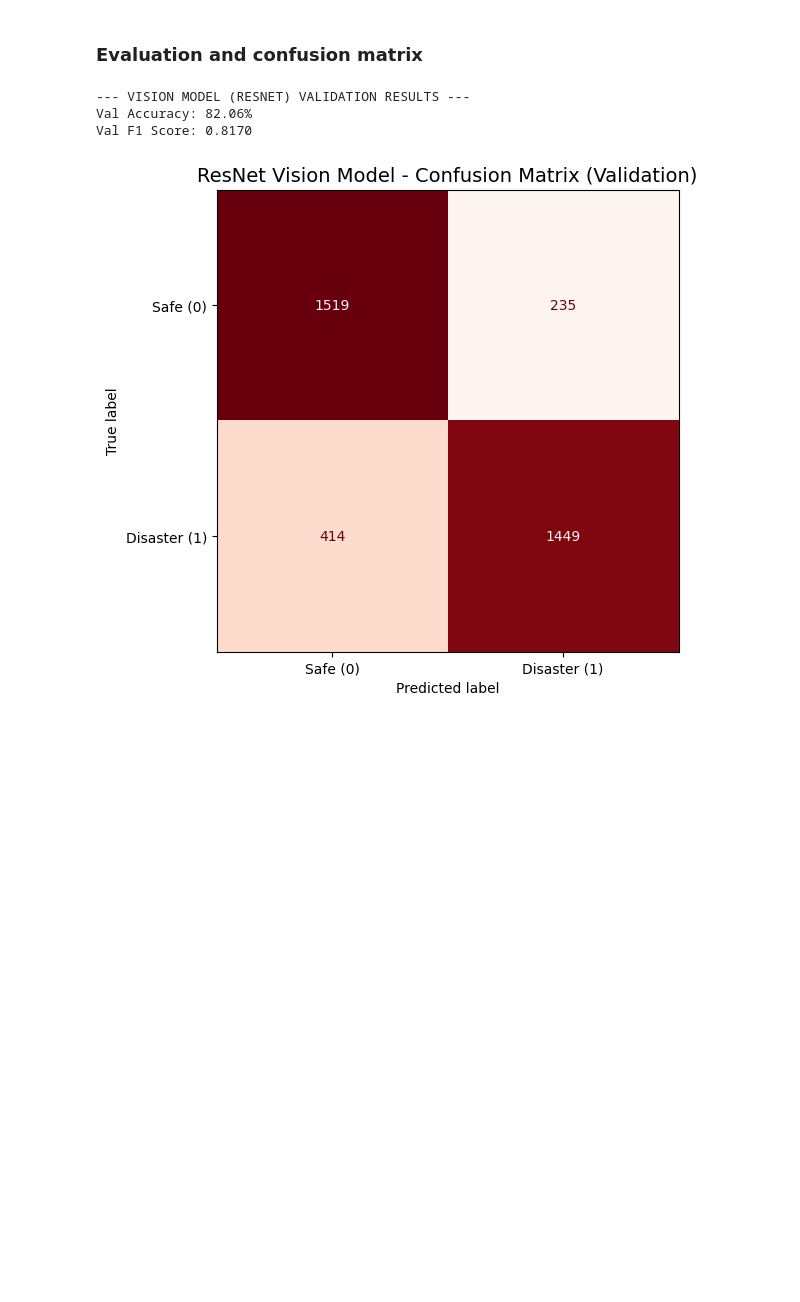
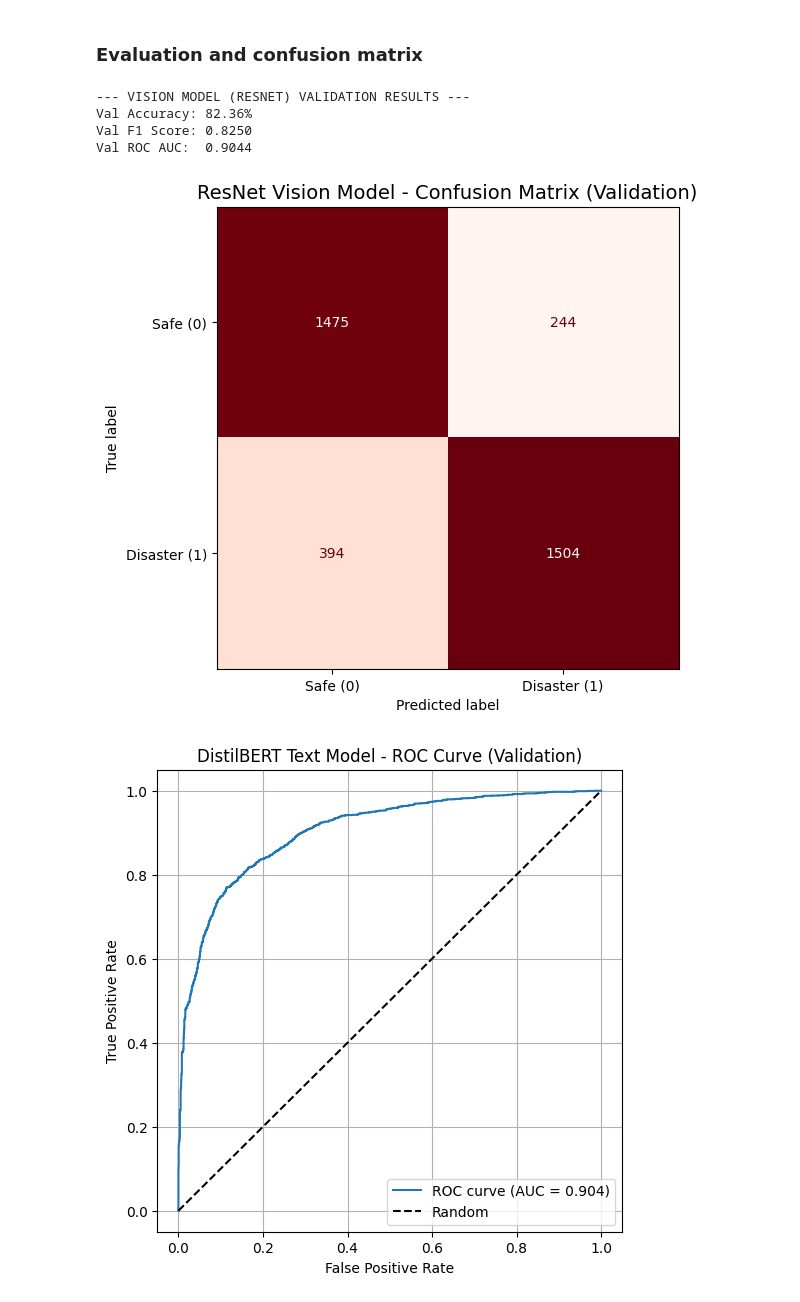
Before and after one commit to brian-w-zhang/Data-Science-Project, a Jupyter notebook: training/02_vision_branch_train.ipynb, the cells around one changed output. Cells and saved outputs as stored; diff of their text form; code cells hidden in the pictures; blank space fills up the shorter version.

```diff
--- a/training/02_vision_branch_train.ipynb
+++ b/training/02_vision_branch_train.ipynb
@@ -159,8 +188,15 @@ Training complete.
 ### Save model weights
 # %%
 os.makedirs("../checkpoints", exist_ok=True)
+
+# Load best weights before saving
+if best_state_dict is not None:
+    model.load_state_dict(best_state_dict)
+
+# Save best weights
 vision_path = "../checkpoints/vision_brain.pth"
 torch.save(model.state_dict(), vision_path)
+
 print(f"Saved ResNet vision model to {vision_path}")
 # %% [output]
 Saved ResNet vision model to ../checkpoints/vision_brain.pth
@@ -195,29 +231,48 @@ plt.show()
 ### Evaluation and confusion matrix
 # %%
 # Re-use evaluate to get predictions
-val_loss, val_acc, val_preds, val_true = evaluate(
+val_loss, val_acc, val_preds, val_true, val_probs = evaluate(
     model=model,
     loader=val_loader,
     criterion=criterion,
     device=device,
 )
 
-val_f1 = f1_score(val_true, val_preds, average="binary")
+val_f1  = f1_score(val_true, val_preds, average="binary")
+val_auc = roc_auc_score(val_true, val_probs)
+
 
 print("\n--- VISION MODEL (RESNET) VALIDATION RESULTS ---")
 print(f"Val Accuracy: {val_acc * 100:.2f}%")
 print(f"Val F1 Score: {val_f1:.4f}")
+print(f"Val ROC AUC:  {val_auc:.4f}")
 
+# Build confusion matrix
 cm = confusion_matrix(val_true, val_preds)
 disp = ConfusionMatrixDisplay(cm, display_labels=["Safe (0)", "Disaster (1)"])
 
 fig, ax = plt.subplots(figsize=(6, 6))
 disp.plot(cmap="Reds", ax=ax, colorbar=False)
 plt.title("ResNet Vision Model - Confusion Matrix (Validation)", fontsize=14)
 plt.grid(False)
 plt.show()
+
+# Build ROC curve
+fpr, tpr, thresholds = roc_curve(val_true, val_probs)
+
+plt.figure(figsize=(6, 6))
+plt.plot(fpr, tpr, label=f"ROC curve (AUC = {val_auc:.3f})")
+plt.plot([0, 1], [0, 1], "k--", label="Random")
+plt.xlabel("False Positive Rate")
+plt.ylabel("True Positive Rate")
+plt.title("DistilBERT Text Model - ROC Curve (Validation)")
+plt.legend(loc="lower right")
+plt.grid(True)
+plt.show()
 # %% [output]
 --- VISION MODEL (RESNET) VALIDATION RESULTS ---
-Val Accuracy: 82.06%
-Val F1 Score: 0.8170
+Val Accuracy: 82.36%
+Val F1 Score: 0.8250
+Val ROC AUC:  0.9044
 [figure]
+[figure, added]
```
Also changed, not shown: parts of 4 cells of this notebook, 5 other files.
